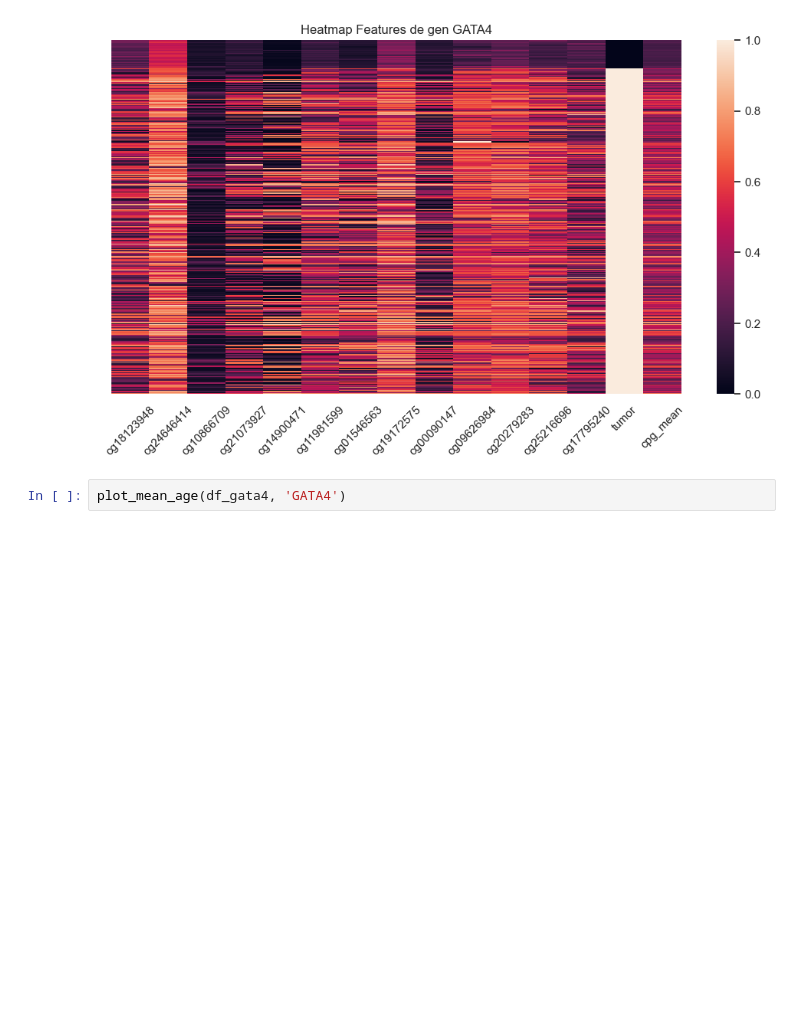
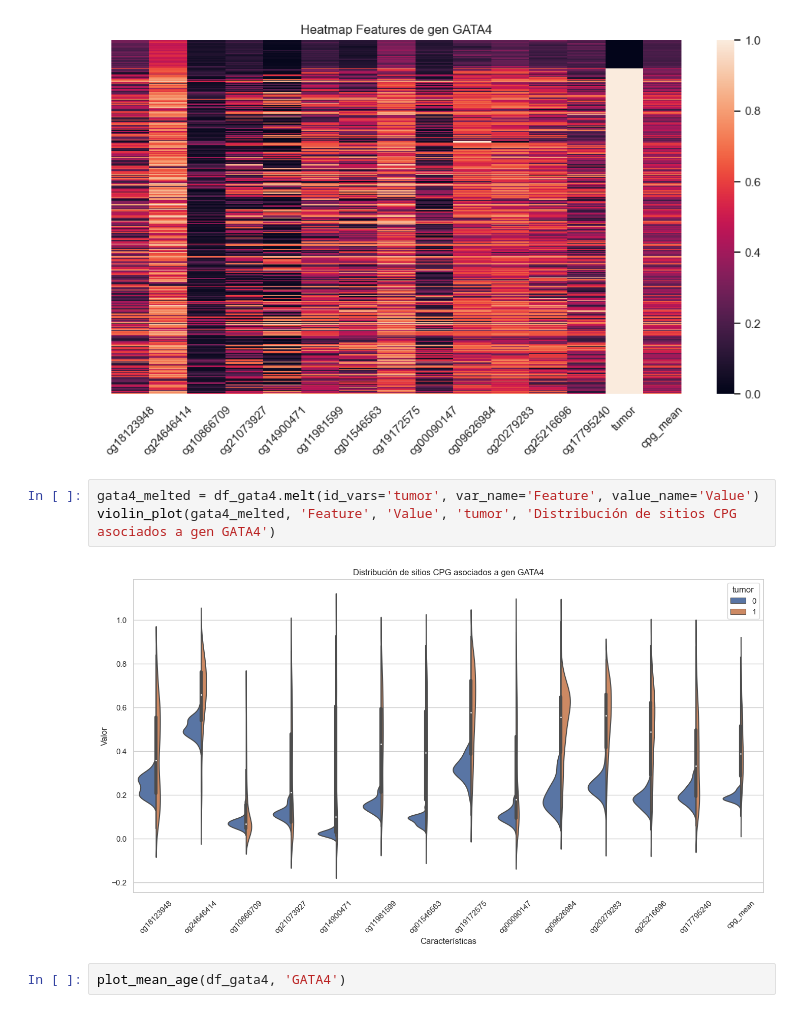
Before and after one commit to G-Urrea/Proyecto_Metilacion_ADN, a Jupyter notebook: notebooks/02-exploration_cpg.ipynb, the cells around one changed output. Drawn from its saved outputs; the diff is of its cells as text; blank space fills up the shorter version.

```diff
--- a/notebooks/02-exploration_cpg.ipynb
+++ b/notebooks/02-exploration_cpg.ipynb
@@ -215,6 +226,11 @@ df_gata4 = top_3_df[1].sort_values(by='tumor')
 heatmap_gene(df_gata4, 'GATA4')
 # %% [output]
 [figure]
+# %%
+gata4_melted = df_gata4.melt(id_vars='tumor', var_name='Feature', value_name='Value')
+violin_plot(gata4_melted, 'Feature', 'Value', 'tumor', 'Distribución de sitios CPG asociados a gen GATA4')
+# %% [output]
+[figure, added]
 # %%
 plot_mean_age(df_gata4, 'GATA4')
 # %% [markdown]
```
Also changed, not shown: parts of 3 cells of this notebook.
